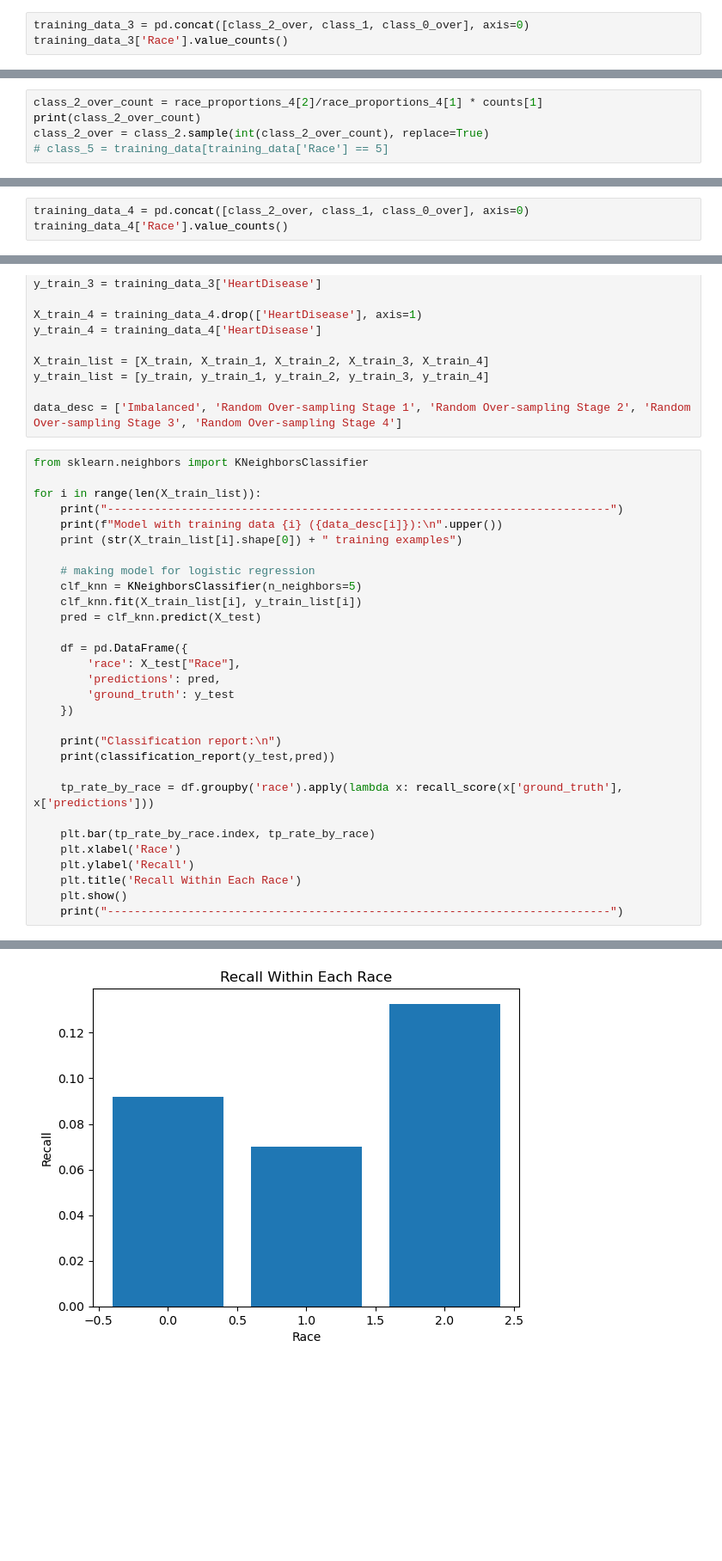
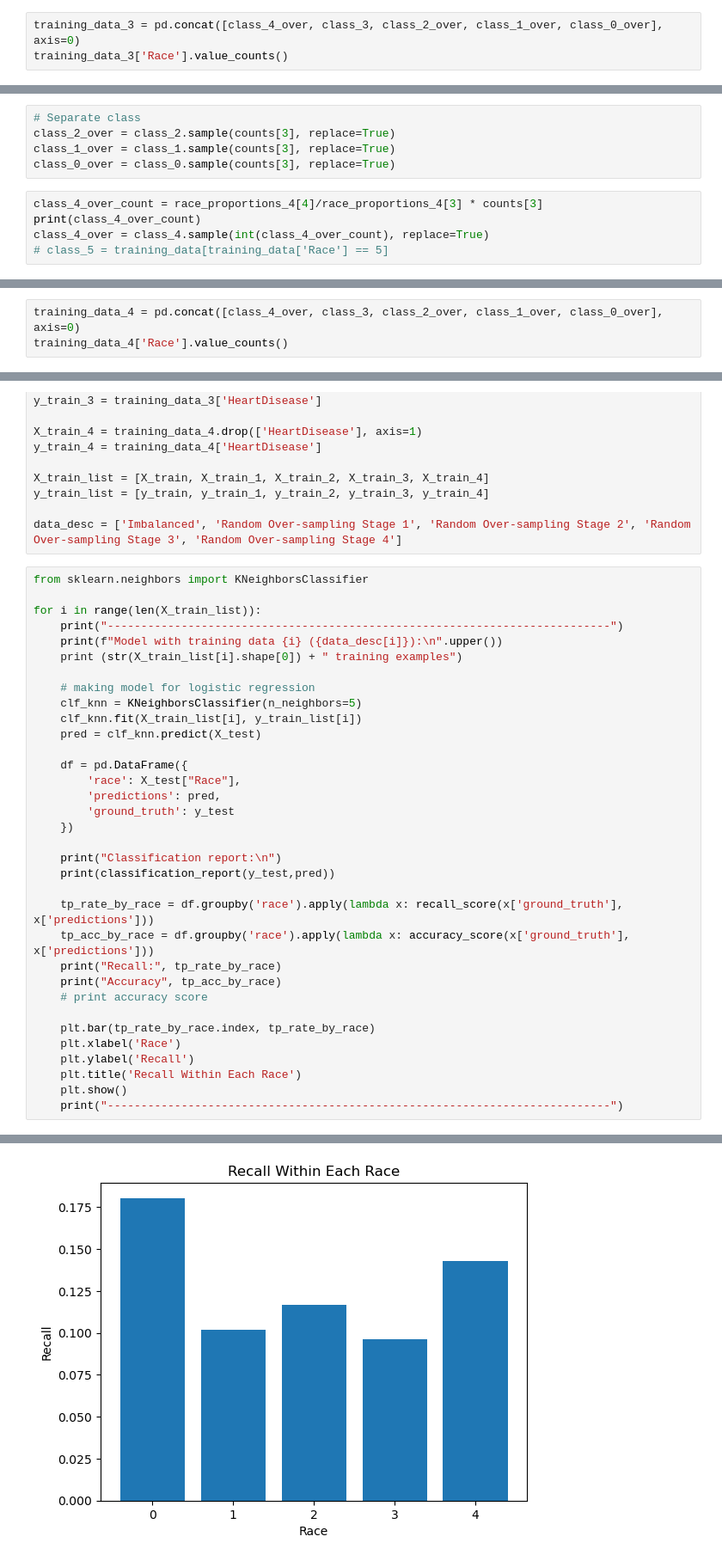
Before and after one commit to asmikumar/aidms, a Jupyter notebook: tests_2 copy.ipynb, the cells around one changed output, grey strips where cells are left out. Shown: that part at 86% size. Saved outputs shown, nothing was run; the diff lists cells and outputs as text; blank space fills up the shorter version.

Commit message:
new graphs with updated races

```diff
--- a/tests_2 copy.ipynb
+++ b/tests_2 copy.ipynb
@@ -338,4 +350,4 @@ class_2_over = class_2.sample(int(class_2_over_count), replace=True)
 # %%
-training_data_3 = pd.concat([class_2_over, class_1, class_0_over], axis=0)
+training_data_3 = pd.concat([class_4_over, class_3, class_2_over, class_1_over, class_0_over], axis=0)
 training_data_3['Race'].value_counts()
 # %% [output]
@@ -346,6 +362,11 @@ Name: Race, dtype: int64
+# %%
+# Separate class
+class_2_over = class_2.sample(counts[3], replace=True)
+class_1_over = class_1.sample(counts[3], replace=True)
+class_0_over = class_0.sample(counts[3], replace=True)
 # %%
-class_2_over_count = race_proportions_4[2]/race_proportions_4[1] * counts[1]
-print(class_2_over_count)
-class_2_over = class_2.sample(int(class_2_over_count), replace=True)
+class_4_over_count = race_proportions_4[4]/race_proportions_4[3] * counts[3]
+print(class_4_over_count)
+class_4_over = class_4.sample(int(class_4_over_count), replace=True)
 # class_5 = training_data[training_data['Race'] == 5]
 # %% [output]
@@ -353,4 +374,4 @@ class_2_over = class_2.sample(int(class_2_over_count), replace=True)
 # %%
-training_data_4 = pd.concat([class_2_over, class_1, class_0_over], axis=0)
+training_data_4 = pd.concat([class_4_over, class_3, class_2_over, class_1_over, class_0_over], axis=0)
 training_data_4['Race'].value_counts()
 # %% [output]
@@ -406,6 +429,10 @@ for i in range(len(X_train_list)):
     print(classification_report(y_test,pred))
 
     tp_rate_by_race = df.groupby('race').apply(lambda x: recall_score(x['ground_truth'], x['predictions']))
+    tp_acc_by_race = df.groupby('race').apply(lambda x: accuracy_score(x['ground_truth'], x['predictions']))
+    print("Recall:", tp_rate_by_race)
+    print("Accuracy", tp_acc_by_race)
+    # print accuracy score
 
     plt.bar(tp_rate_by_race.index, tp_rate_by_race)
     plt.xlabel('Race')
@@ -479,2 +538,2 @@ weighted avg       0.86      0.89      0.87     55529
-[figure, old version]
+[figure, new version]
 ... (4 outputs left out)
```
Also changed, not shown: parts of 20 cells of this notebook, 1 other file.
